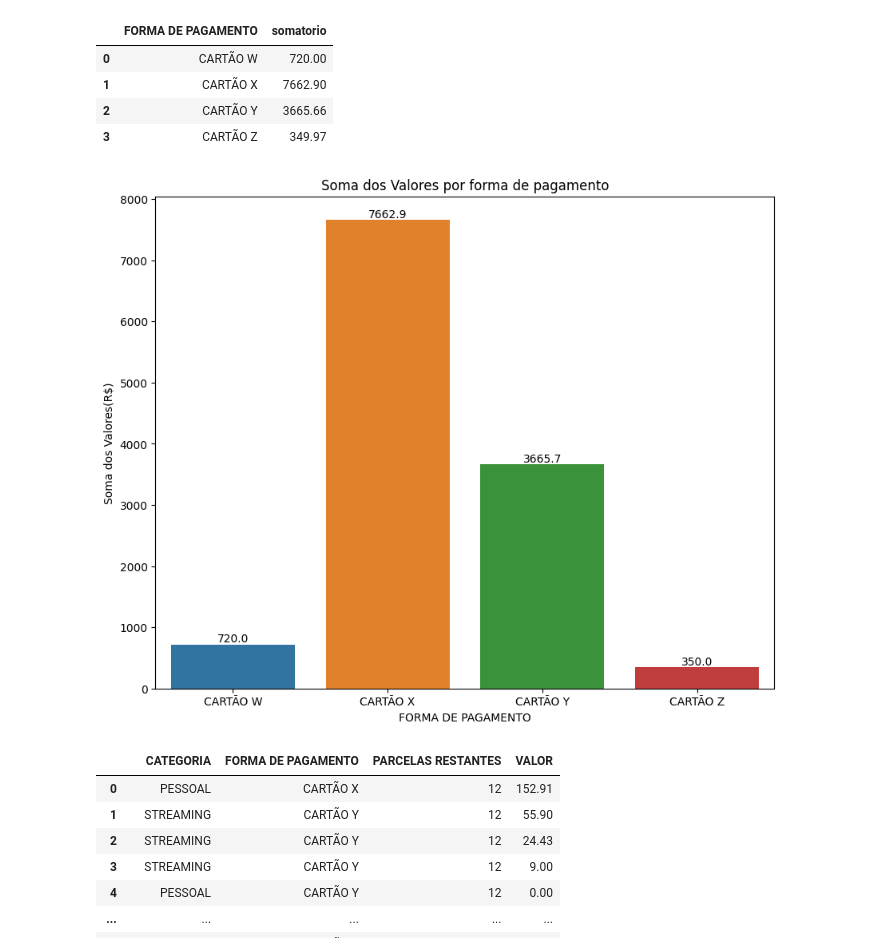
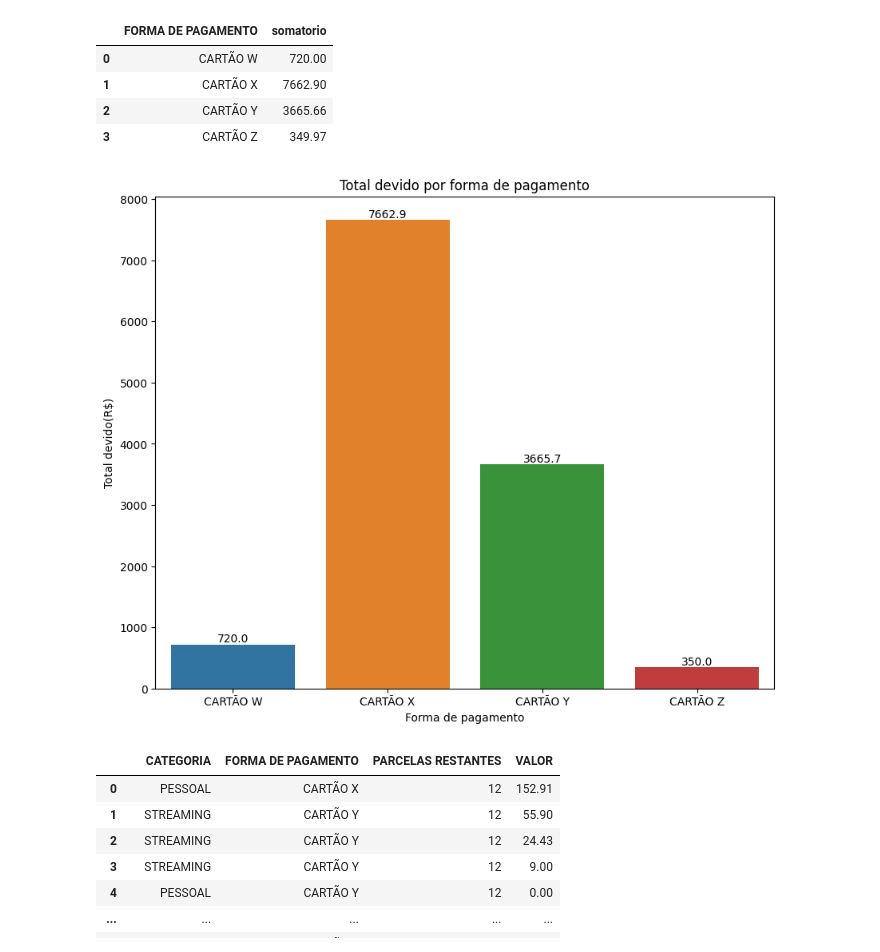
Before and after one commit to kmendesDev/Analisando-Gastos, a Jupyter notebook: checking_finances.ipynb, the cells around one changed output. Drawn from its saved outputs; the diff is of its cells as text; code cells hidden in the pictures.

Commit message:
graphics repaired

```diff
--- a/checking_finances.ipynb
+++ b/checking_finances.ipynb
@@ -351,20 +351,20 @@ total_formadepag
 # %%
 plt.figure(figsize=(10, 8))  # Tamanho do gráfico
 sns.barplot(x='FORMA DE PAGAMENTO', y='somatorio', data= total_formadepag)
 
 # Adicionando rótulos aos eixos e ao gráfico
-plt.xlabel('FORMA DE PAGAMENTO')
-plt.ylabel('Soma dos Valores(R$)')
-plt.title('Soma dos Valores por forma de pagamento')
+plt.xlabel('Forma de pagamento')
+plt.ylabel('Total devido(R$)')
+plt.title('Total devido por forma de pagamento')
 
 # Apresentação do valor acima de cada coluna:
 for index, row in total_formadepag.iterrows():
     plt.annotate(f'{row["somatorio"]:.1f}', (index, row["somatorio"]), ha='center', va='bottom')
 
 # Mostrando o gráfico
 plt.show()
 # %% [output]
-[figure, old version]
+[figure, new version]
 # %%
 data_clean
 # %% [output]
```
Also changed, not shown: parts of 1 cell of this notebook, 1 other file.
